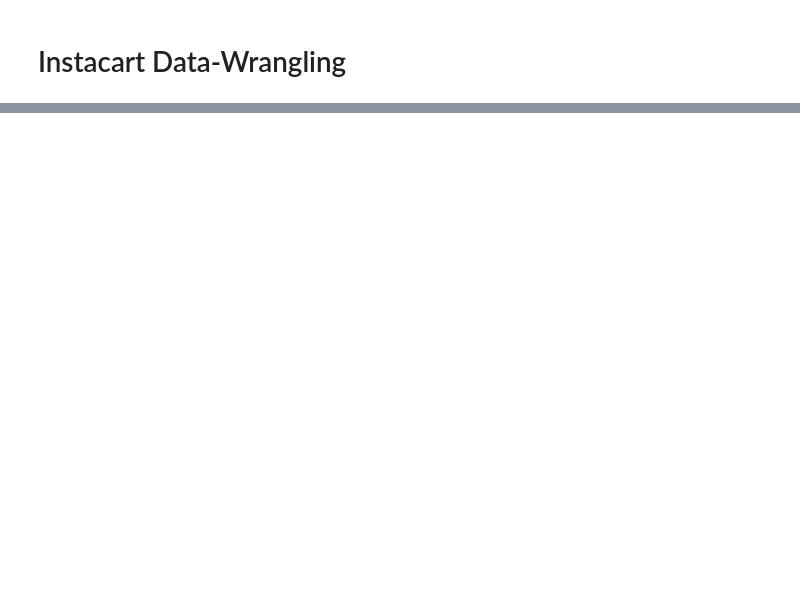
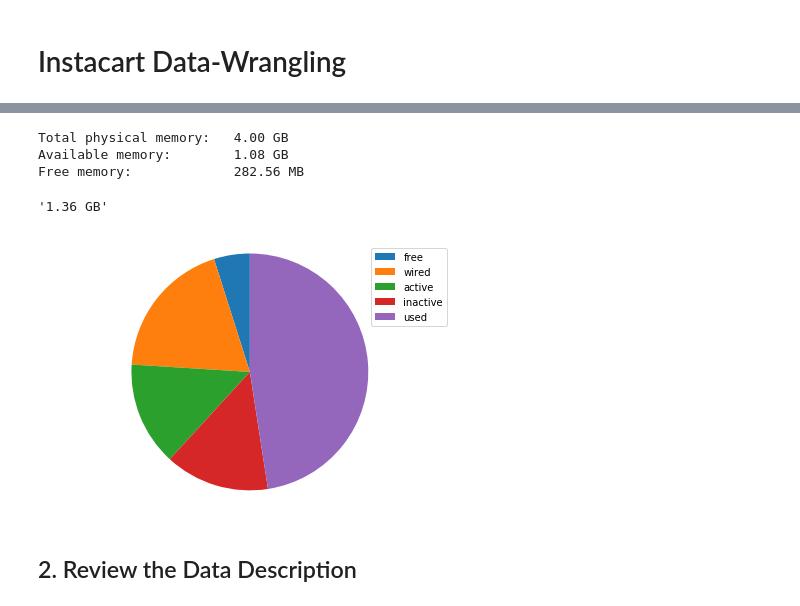
Before and after one commit to zkneupper/Instacart-Prediction-Capstone, a Jupyter notebook: notebooks/Data-Wrangling.ipynb, the cells around one changed output, grey strips where cells are left out. Drawn from its saved outputs; the diff is of its cells as text; code cells hidden in the pictures; blank space fills up the shorter version.

Commit message:
Update EDA Notebook, Data Description

```diff
--- a/notebooks/Data-Wrangling.ipynb
+++ b/notebooks/Data-Wrangling.ipynb
@@ -242,0 +228,3 @@ df.head(1)
+# %%
+mem = virtual_memory()
+mem
@@ -242,0 +249,37 @@ df.head(1)
+# %%
+print('Total physical memory:\t', format_bytes_size(mem.total))
+print('Available memory:\t', format_bytes_size(mem.available))
+print('Free memory:\t\t', format_bytes_size(mem.free))
+# %% [output]
+Total physical memory:   4.00 GB
+Available memory:        1.08 GB
+Free memory:             282.56 MB
+# %%
+format_bytes_size(size_df.loc['Total', 'size_int'])
+# %% [output]
+'1.36 GB'
+# %%
+
+labels = ['free',
+          'wired',
+          'active',
+          'inactive',
+          'used']
+
+sizes = [mem.free,
+         mem.wired,
+         mem.active,
+         mem.inactive,
+         mem.used]
+
+#colors = ['yellowgreen', 'gold', 'lightskyblue', 'lightcoral']
+#patches, texts = plt.pie(sizes, colors=colors, shadow=True, startangle=90)
+patches, texts = plt.pie(sizes,  shadow=False, startangle=90)
+plt.legend(patches, labels, loc="best")
+plt.axis('equal')
+plt.tight_layout()
+plt.show()
+# %% [output]
+[figure, added]
+# %% [markdown]
+## 2.  Review the Data Description
```
Also changed, not shown: parts of 75 cells of this notebook, 7 other files.
